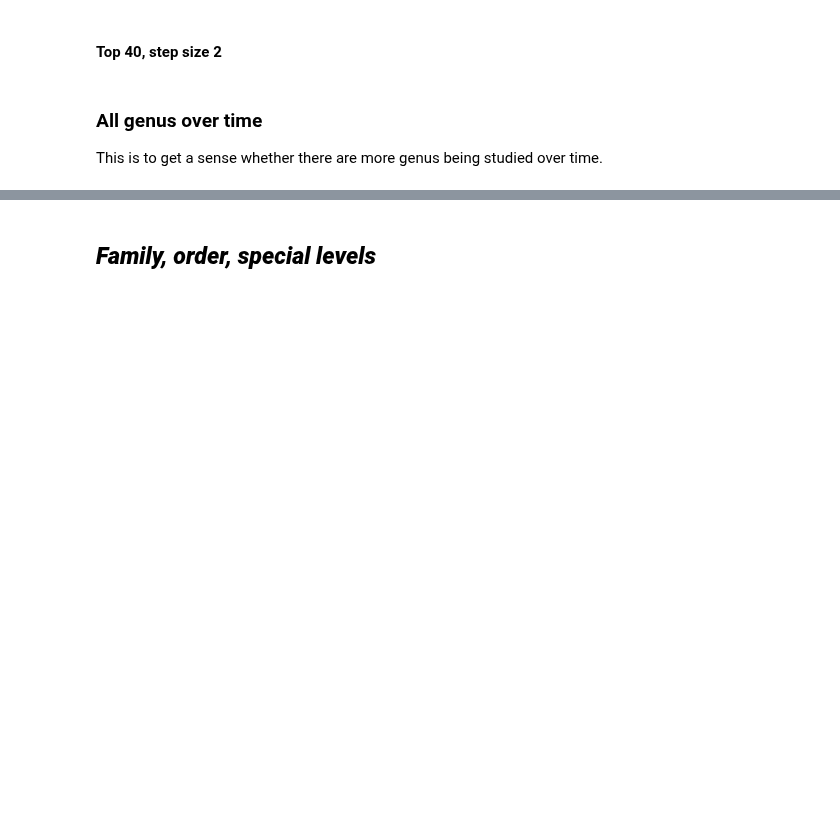
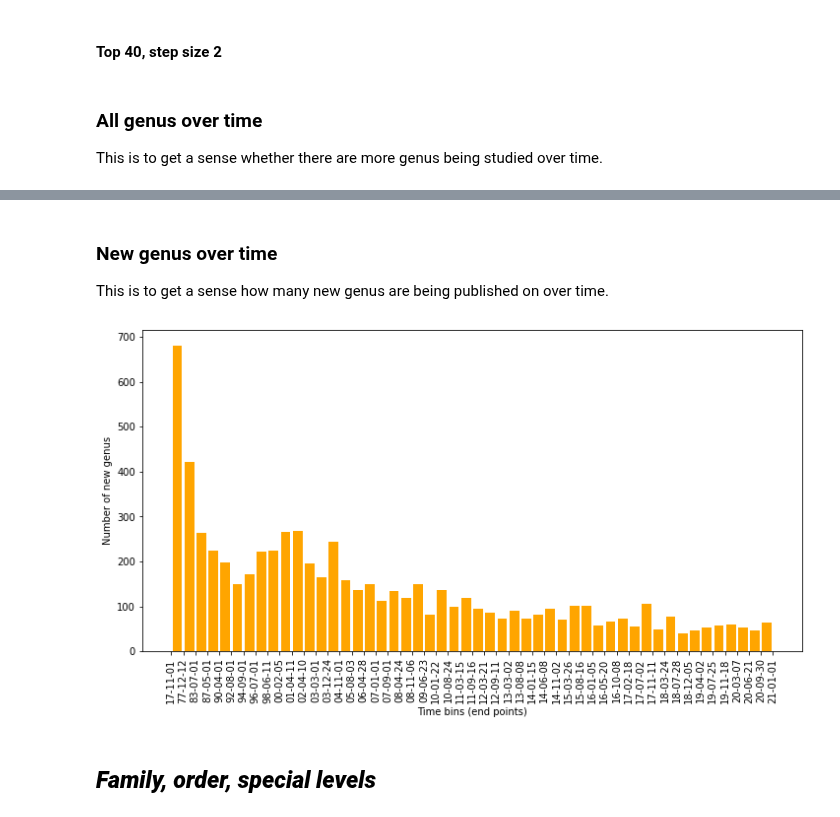
Before and after one commit to ShiuLab/plant_sci_hist, a Jupyter notebook: 5_species_over_time/script_5_1_species_over_time.ipynb, the cells around one changed output, grey strips where cells are left out. Drawn from its saved outputs; the diff is of its cells as text; code cells hidden in the pictures; blank space fills up the shorter version.

```diff
--- a/5_species_over_time/script_5_1_species_over_time.ipynb
+++ b/5_species_over_time/script_5_1_species_over_time.ipynb
@@ -1023,0 +1061,4 @@ len(ts_yr_mo)
+# %%
+genus_ts_counts_norm = []
+for idx, count in enumerate(genus_ts_counts):
+  genus_ts_counts_norm.a
@@ -1038,3 +1080,42 @@ plt.savefig(work_dir / 'fig5_1_genus_count_over_time.pdf')
+# %% [markdown]
+### New genus over time
+
+This is to get a sense how many new genus are being published on over time.
+# %%
+# MAke a deep copy to modify
+genus_tsALL_new = deepcopy(genus_tsALL)
+# %%
+# Find when a genus is 1st present, set all values in later time bins to 0
+genus_indices = genus_tsALL_new.index
+for idx in genus_indices:
+  vals     = genus_tsALL_new.loc[idx].values
+  new_vals = np.zeros(len(vals))
+
+  # get the index of the 1st non-zero in a row of values,
+  idx_1st_nonzero = (vals!=0).argmax()
+  # assign 1 for that index in new_vals
+  new_vals[idx_1st_nonzero] = 1
+
+  # replace old values for the specific idx with the new_vals
+  genus_tsALL_new.loc[idx] = new_vals
+# %%
+# number of genus mentioned in each time bin
+genus_ts_counts_new = []
+for ts in ts_unique:
+  genus_ts_vals_new = genus_tsALL_new[ts].values
+  genus_ts_counts_new.append(np.count_nonzero(genus_ts_vals_new))
+# %%
+fig, ax = plt.subplots(figsize=(12,6))
+
+barWidth = 0.8
+x_pos = np.arange(len(ts_yr_mo))
+ax.bar(x_pos[1:], genus_ts_counts_new, width=barWidth, color="orange")
+ax.set_xticks([r + barWidth-0.3 for r in x_pos], labels=ts_yr_mo, rotation=90)
+ax.set_ylabel('Number of new genus')
+ax.set_xlabel('Time bins (end points)')
+plt.savefig(work_dir / 'fig5_1_genus_count_new_over_time.pdf')
+# %% [output]
+[figure, added]
 # %% [markdown]
 ## ___Family, order, special levels___
 # %% [markdown]
```
Also changed, not shown: parts of 41 cells of this notebook, 9 other files.
